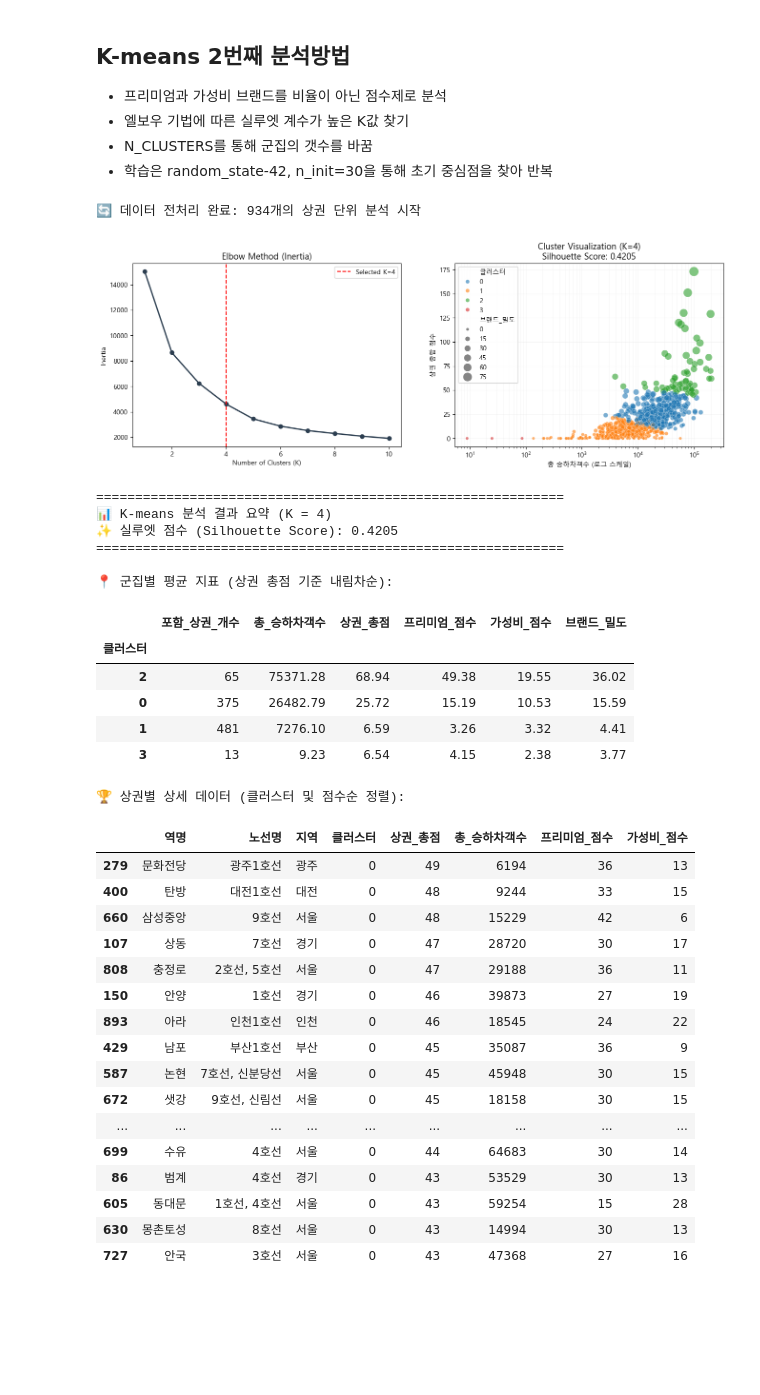
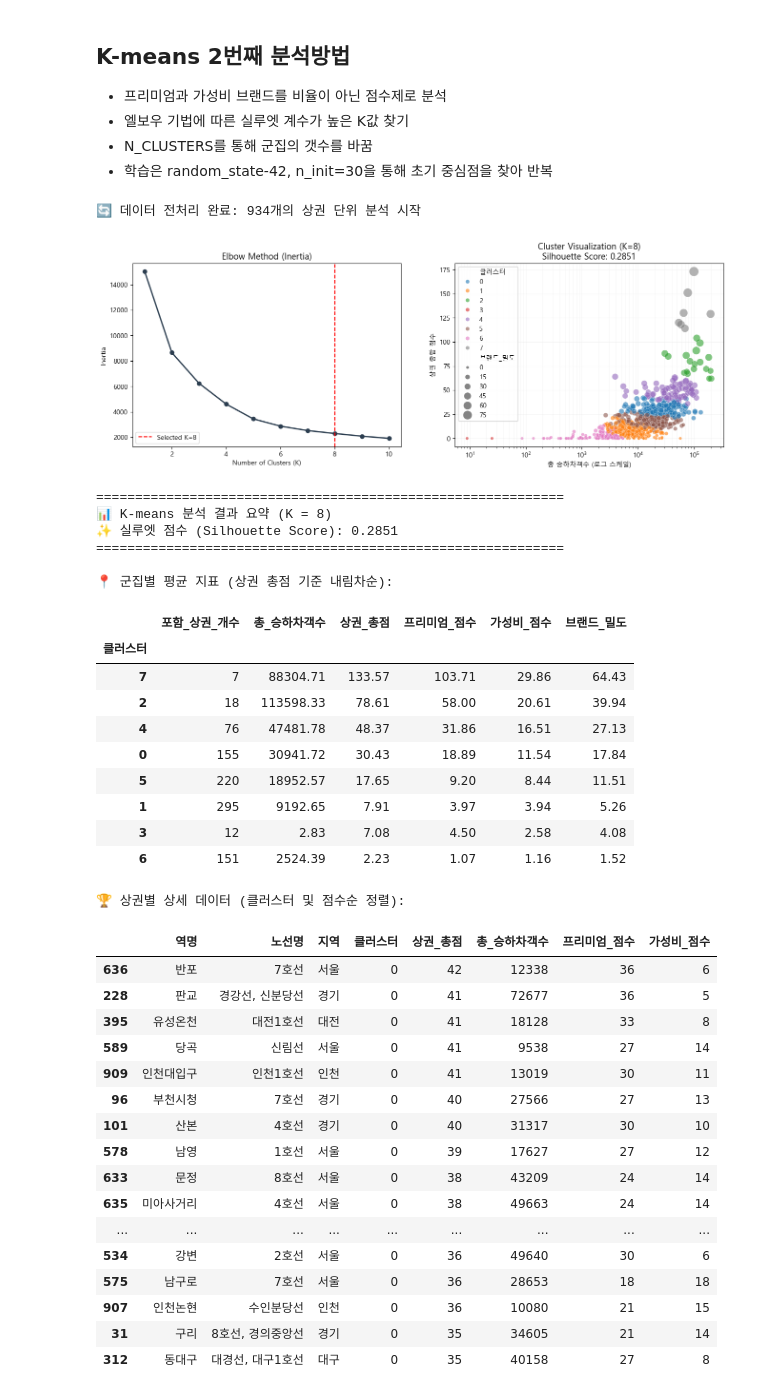
Before and after one commit to khg09065-debug/modeling_archive, a Jupyter notebook: model/k-means_정확도2.ipynb, the cells around one changed output. Cells and saved outputs as stored; diff of their text form; code cells hidden in the pictures; blank space fills up the shorter version.

Commit message:
정확도 모델 결과들
군집이 k = 3~8까지 모델들을 돌려보았을때 나오는 실루엣 점수를 기재하였습니다
1. k-means만 사용
2. k-means + DBSCAN (DBSCAN으로 역 상권을 묶어서 사용)
3. k-means + DBSCAN + PCA 사용

```diff
--- a/model/k-means_정확도2.ipynb
+++ b/model/k-means_정확도2.ipynb
@@ -19,7 +19,7 @@ plt.rcParams['font.family'] = 'Malgun Gothic'
 plt.rcParams['axes.unicode_minus'] = False
 
 # [수정 포인트] 테스트하고 싶은 군집 개수(K)를 설정하세요
-N_CLUSTERS = 4
+N_CLUSTERS = 8
 
 # --- [1. 데이터 로드 및 환승역 통합] ---
 engine = create_engine('mysql+pymysql://root:1234@localhost:3306/coffee_store')
@@ -95,61 +95,65 @@ plt.title(f'Cluster Visualization (K={N_CLUSTERS})\nSilhouette Score: {sil_avg:.
 plt.xlabel('총 승하차객수 (로그 스케일)')
 plt.ylabel('상권 종합 점수')
 plt.grid(True, which="both", ls="-", alpha=0.1)
 plt.show()
 
 # --- [4. 군집별 평균 지표 및 상세 결과 분석] ---
 print(f"\n" + "="*60)
 print(f"📊 K-means 분석 결과 요약 (K = {N_CLUSTERS})")
 print(f"✨ 실루엣 점수 (Silhouette Score): {sil_avg:.4f}")
 print("="*60)
 
 # 군집별 평균 지표 요약 표
 cluster_summary = station_df.groupby('클러스터').agg({
     '역명': 'count',
     '총_승하차객수': 'mean',
     '상권_총점': 'mean',
     '프리미엄_점수': 'mean',
     '가성비_점수': 'mean',
     '브랜드_밀도': 'mean'
 }).rename(columns={'역명': '포함_상권_개수'}).sort_values(by='상권_총점', ascending=False)
 
 print("\n📍 군집별 평균 지표 (상권 총점 기준 내림차순):")
 display(cluster_summary.style.background_gradient(cmap='YlGnBu').format("{:.2f}", subset=cluster_summary.columns[1:]))
 
 # 상세 데이터 확인 (상위 20개 예시)
 print("\n🏆 상권별 상세 데이터 (클러스터 및 점수순 정렬):")
 final_view = station_df[['역명', '노선명', '지역', '클러스터', '상권_총점', '총_승하차객수', '프리미엄_점수', '가성비_점수']].sort_values(by=['클러스터', '상권_총점'], ascending=[True, False])
 display(final_view.head(20))
 # %% [output]
 🔄 데이터 전처리 완료: 934개의 상권 단위 분석 시작
-[figure, old version]
+[figure, new version]
 ============================================================
-📊 K-means 분석 결과 요약 (K = 4)
-✨ 실루엣 점수 (Silhouette Score): 0.4205
+📊 K-means 분석 결과 요약 (K = 8)
+✨ 실루엣 점수 (Silhouette Score): 0.2851
 ============================================================
 
 📍 군집별 평균 지표 (상권 총점 기준 내림차순):
 |  | 포함_상권_개수 | 총_승하차객수 | 상권_총점 | 프리미엄_점수 | 가성비_점수 | 브랜드_밀도 |
 | 클러스터 |  |  |  |  |  |  |
-| 2 | 65 | 75371.28 | 68.94 | 49.38 | 19.55 | 36.02 |
-| 0 | 375 | 26482.79 | 25.72 | 15.19 | 10.53 | 15.59 |
-| 1 | 481 | 7276.10 | 6.59 | 3.26 | 3.32 | 4.41 |
-| 3 | 13 | 9.23 | 6.54 | 4.15 | 2.38 | 3.77 |
+| 7 | 7 | 88304.71 | 133.57 | 103.71 | 29.86 | 64.43 |
+| 2 | 18 | 113598.33 | 78.61 | 58.00 | 20.61 | 39.94 |
+| 4 | 76 | 47481.78 | 48.37 | 31.86 | 16.51 | 27.13 |
+| 0 | 155 | 30941.72 | 30.43 | 18.89 | 11.54 | 17.84 |
+| 5 | 220 | 18952.57 | 17.65 | 9.20 | 8.44 | 11.51 |
+| 1 | 295 | 9192.65 | 7.91 | 3.97 | 3.94 | 5.26 |
+| 3 | 12 | 2.83 | 7.08 | 4.50 | 2.58 | 4.08 |
+| 6 | 151 | 2524.39 | 2.23 | 1.07 | 1.16 | 1.52 |
 🏆 상권별 상세 데이터 (클러스터 및 점수순 정렬):
 |  | 역명 | 노선명 | 지역 | 클러스터 | 상권_총점 | 총_승하차객수 | 프리미엄_점수 | 가성비_점수 |
-| 279 | 문화전당 | 광주1호선 | 광주 | 0 | 49 | 6194 | 36 | 13 |
-| 400 | 탄방 | 대전1호선 | 대전 | 0 | 48 | 9244 | 33 | 15 |
-| 660 | 삼성중앙 | 9호선 | 서울 | 0 | 48 | 15229 | 42 | 6 |
-| 107 | 상동 | 7호선 | 경기 | 0 | 47 | 28720 | 30 | 17 |
-| 808 | 충정로 | 2호선, 5호선 | 서울 | 0 | 47 | 29188 | 36 | 11 |
-| 150 | 안양 | 1호선 | 경기 | 0 | 46 | 39873 | 27 | 19 |
-| 893 | 아라 | 인천1호선 | 인천 | 0 | 46 | 18545 | 24 | 22 |
-| 429 | 남포 | 부산1호선 | 부산 | 0 | 45 | 35087 | 36 | 9 |
-| 587 | 논현 | 7호선, 신분당선 | 서울 | 0 | 45 | 45948 | 30 | 15 |
-| 672 | 샛강 | 9호선, 신림선 | 서울 | 0 | 45 | 18158 | 30 | 15 |
+| 636 | 반포 | 7호선 | 서울 | 0 | 42 | 12338 | 36 | 6 |
+| 228 | 판교 | 경강선, 신분당선 | 경기 | 0 | 41 | 72677 | 36 | 5 |
+| 395 | 유성온천 | 대전1호선 | 대전 | 0 | 41 | 18128 | 33 | 8 |
+| 589 | 당곡 | 신림선 | 서울 | 0 | 41 | 9538 | 27 | 14 |
+| 909 | 인천대입구 | 인천1호선 | 인천 | 0 | 41 | 13019 | 30 | 11 |
+| 96 | 부천시청 | 7호선 | 경기 | 0 | 40 | 27566 | 27 | 13 |
+| 101 | 산본 | 4호선 | 경기 | 0 | 40 | 31317 | 30 | 10 |
+| 578 | 남영 | 1호선 | 서울 | 0 | 39 | 17627 | 27 | 12 |
+| 633 | 문정 | 8호선 | 서울 | 0 | 38 | 43209 | 24 | 14 |
+| 635 | 미아사거리 | 4호선 | 서울 | 0 | 38 | 49663 | 24 | 14 |
 | ... | ... | ... | ... | ... | ... | ... | ... | ... |
-| 699 | 수유 | 4호선 | 서울 | 0 | 44 | 64683 | 30 | 14 |
-| 86 | 범계 | 4호선 | 경기 | 0 | 43 | 53529 | 30 | 13 |
-| 605 | 동대문 | 1호선, 4호선 | 서울 | 0 | 43 | 59254 | 15 | 28 |
-| 630 | 몽촌토성 | 8호선 | 서울 | 0 | 43 | 14994 | 30 | 13 |
-| 727 | 안국 | 3호선 | 서울 | 0 | 43 | 47368 | 27 | 16 |
+| 534 | 강변 | 2호선 | 서울 | 0 | 36 | 49640 | 30 | 6 |
+| 575 | 남구로 | 7호선 | 서울 | 0 | 36 | 28653 | 18 | 18 |
+| 907 | 인천논현 | 수인분당선 | 인천 | 0 | 36 | 10080 | 21 | 15 |
+| 31 | 구리 | 8호선, 경의중앙선 | 경기 | 0 | 35 | 34605 | 21 | 14 |
+| 312 | 동대구 | 대경선, 대구1호선 | 대구 | 0 | 35 | 40158 | 27 | 8 |
```
Also changed, not shown: 17 other files.
